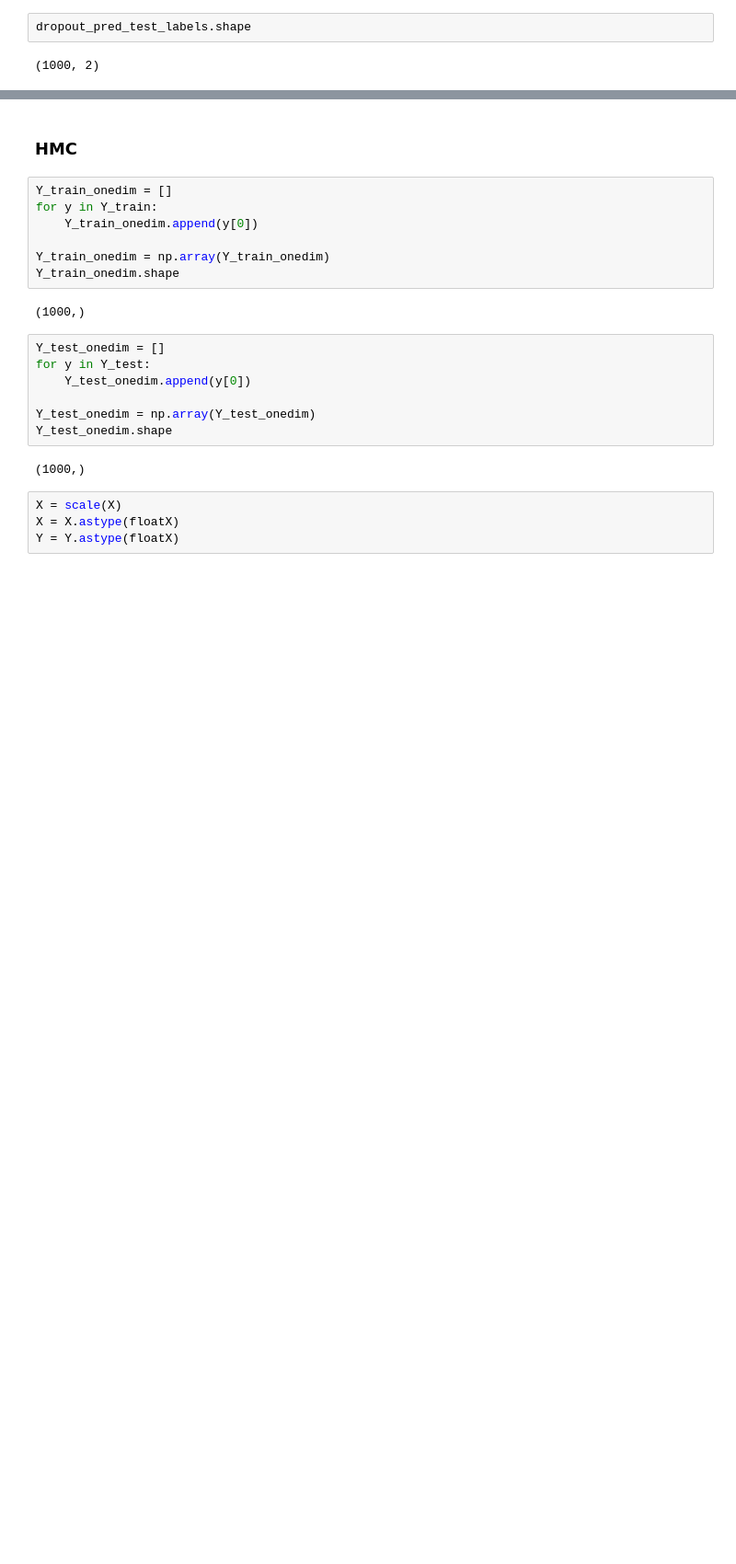
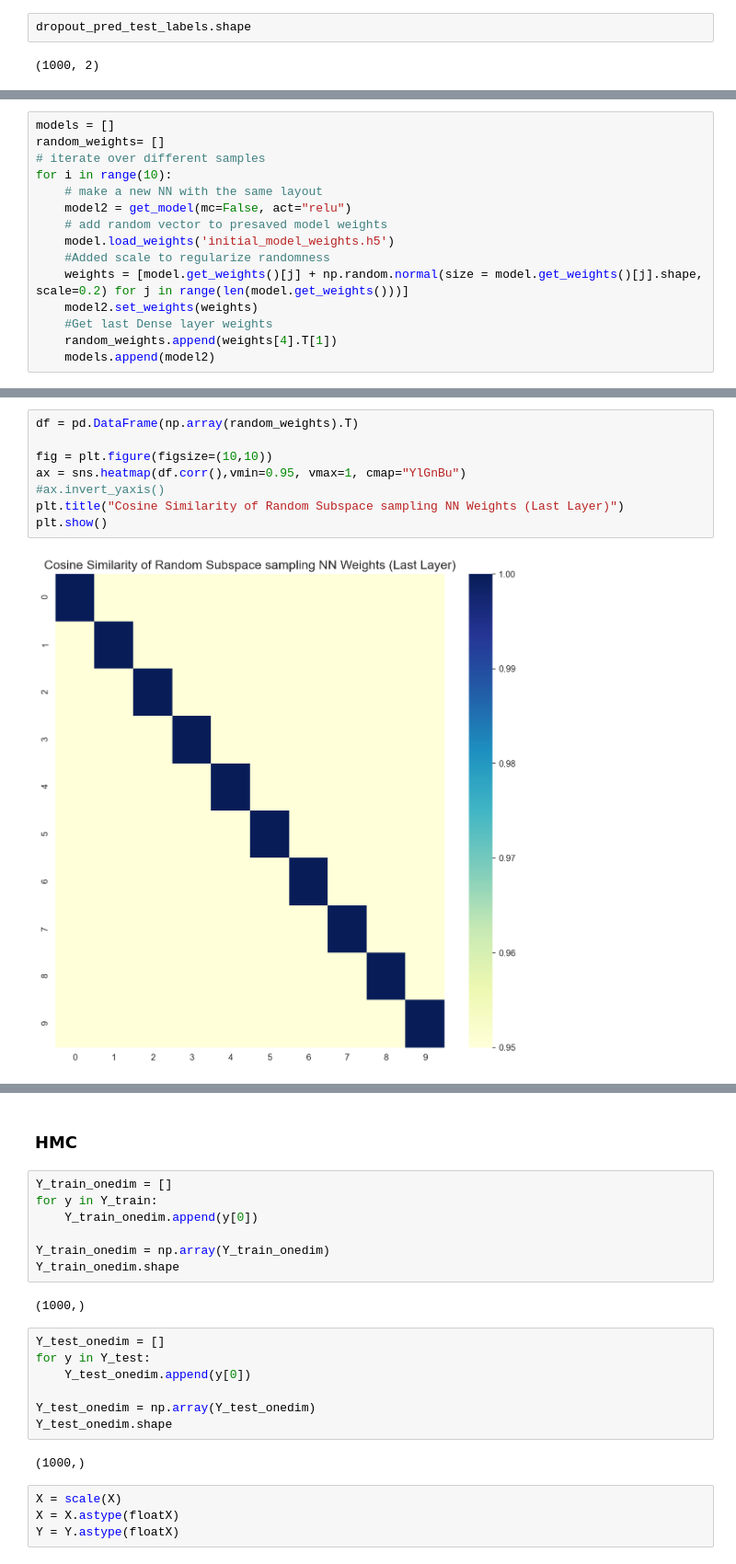
Before and after one commit to anita76/AM207-Project, a Jupyter notebook: Unified_Notebook_Toy1.ipynb, the cells around one changed output, grey strips where cells are left out. Shown at 92% size. Cells and saved outputs as stored; diff of their text form; blank space fills up the shorter version.

Commit message:
Added random subspace sampling and fixed ADVI

```diff
--- a/Unified_Notebook_Toy1.ipynb
+++ b/Unified_Notebook_Toy1.ipynb
@@ -425,0 +430,15 @@ cbar.ax.set_ylabel('Uncertainty (posterior predictive standard deviation)');
+# %%
+models = []
+random_weights= []
+# iterate over different samples
+for i in range(10):
+    # make a new NN with the same layout
+    model2 = get_model(mc=False, act="relu")
+    # add random vector to presaved model weights
+    model.load_weights('initial_model_weights.h5')
+    #Added scale to regularize randomness
+    weights = [model.get_weights()[j] + np.random.normal(size = model.get_weights()[j].shape, scale=0.2) for j in range(len(model.get_weights()))]
+    model2.set_weights(weights)
+    #Get last Dense layer weights
+    random_weights.append(weights[4].T[1])
+    models.append(model2)
@@ -425,0 +461,10 @@ cbar.ax.set_ylabel('Uncertainty (posterior predictive standard deviation)');
+# %%
+df = pd.DataFrame(np.array(random_weights).T)
+
+fig = plt.figure(figsize=(10,10))
+ax = sns.heatmap(df.corr(),vmin=0.95, vmax=1, cmap="YlGnBu")
+#ax.invert_yaxis()
+plt.title("Cosine Similarity of Random Subspace sampling NN Weights (Last Layer)")
+plt.show()
+# %% [output]
+[figure, added]
```
Also changed, not shown: parts of 31 cells of this notebook.
